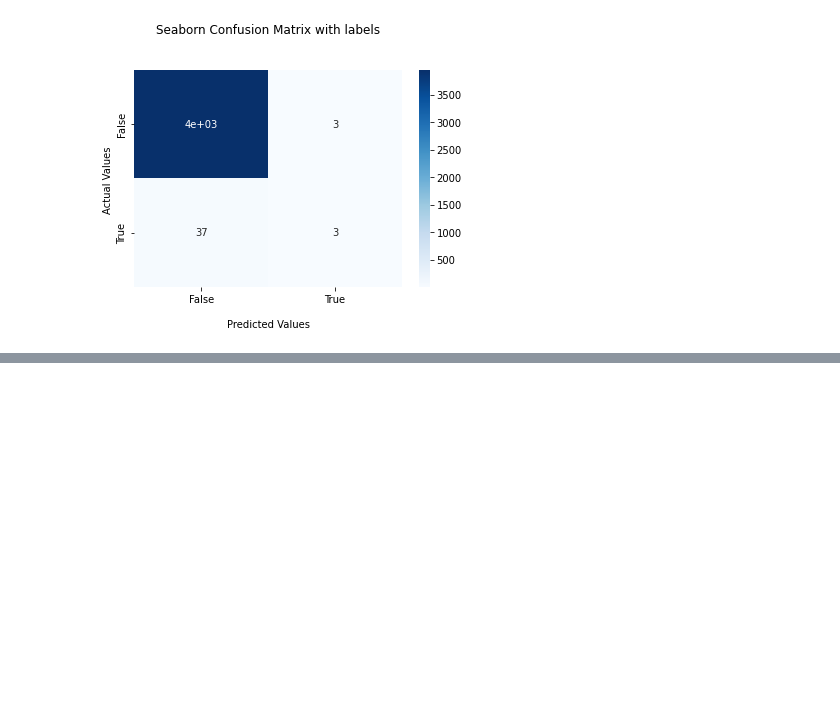
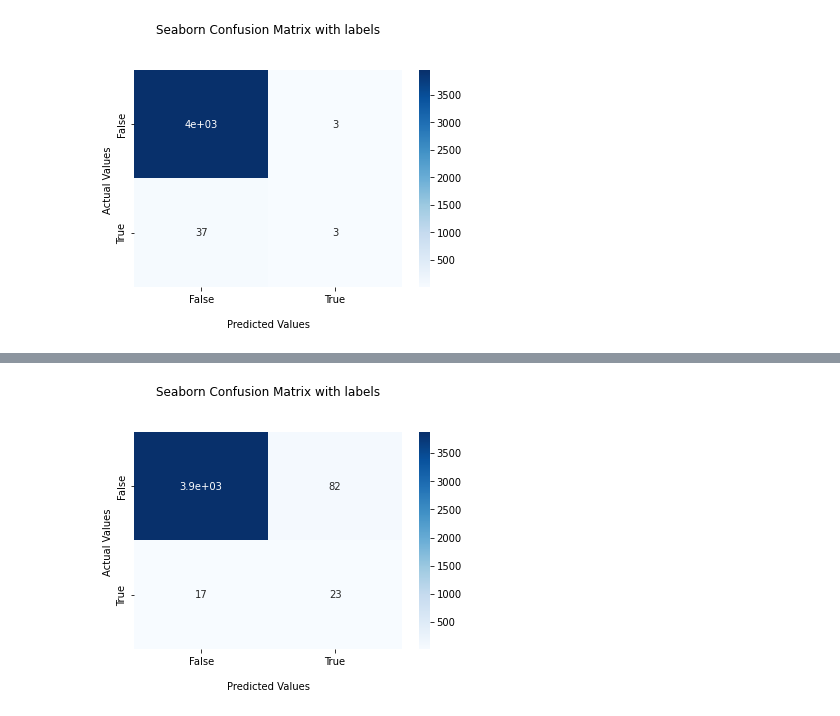
Before and after one commit to GSKW/ML, a Jupyter notebook: practice/business_solution.ipynb, the cells around one changed output, grey strips where cells are left out. Cells and saved outputs as stored; diff of their text form; code cells hidden in the pictures; blank space fills up the shorter version.

```diff
--- a/practice/business_solution.ipynb
+++ b/practice/business_solution.ipynb
@@ -211,0 +288,6 @@ print(6/25)
+# %%
+quad_arr = quad_model.predict_proba(get_quadratic_features(x_valid))[:,1]>0.05
+# %%
+plot_confusion_matrix(y_true, quad_arr)
+# %% [output]
+[figure, added]
```
Also changed, not shown: parts of 14 cells of this notebook.
